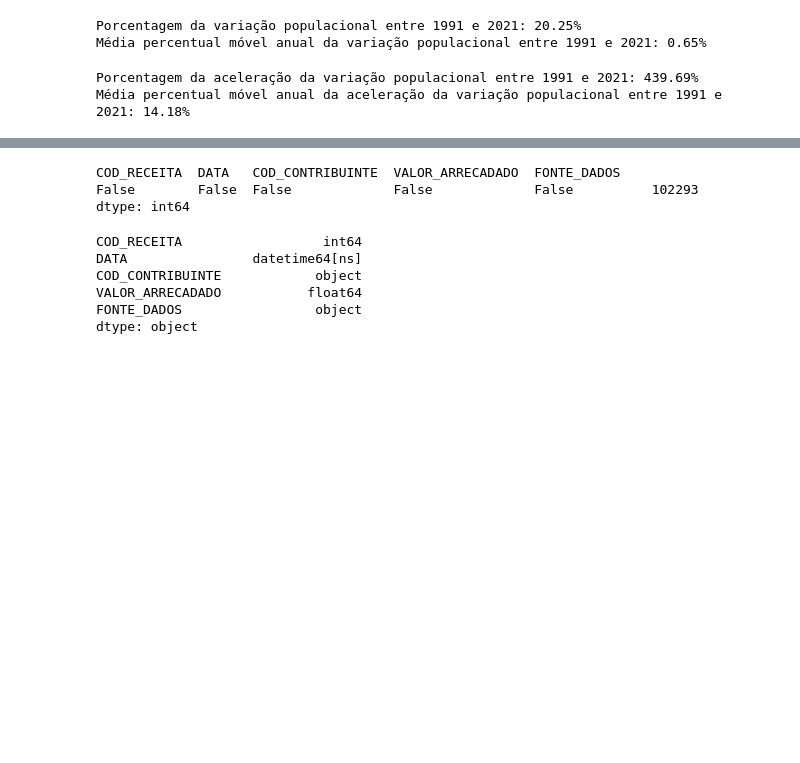
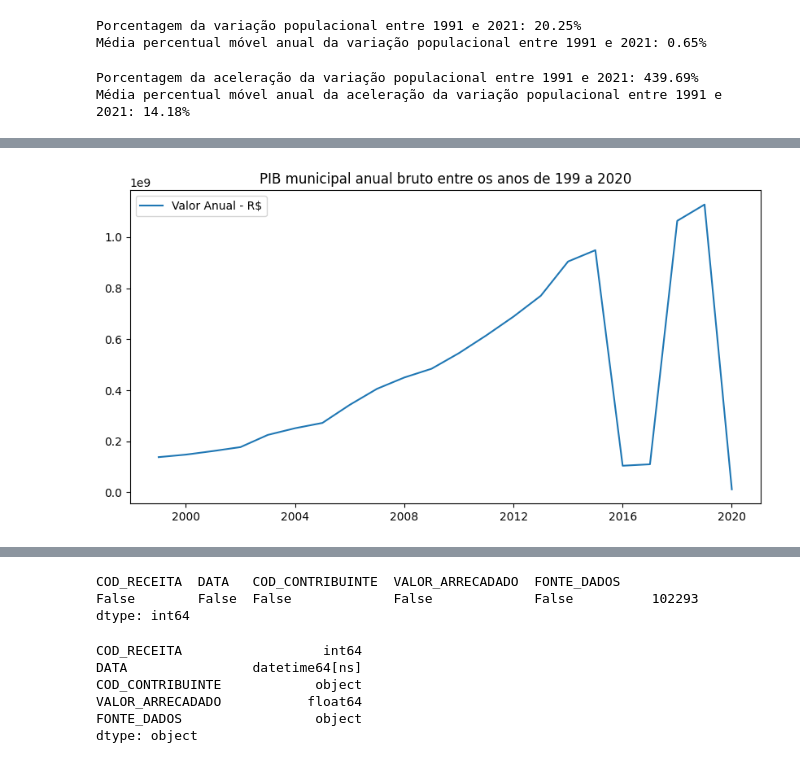
Before and after one commit to AllysonAbreu/dw_contas_publicas_2022, a Jupyter notebook: dea_receitas_dados_novos.ipynb, the cells around one changed output, grey strips where cells are left out. Cells and saved outputs as stored; diff of their text form; code cells hidden in the pictures; blank space fills up the shorter version.

```diff
--- a/dea_receitas_dados_novos.ipynb
+++ b/dea_receitas_dados_novos.ipynb
@@ -62,0 +178,5 @@ df_receitas.head(1)
+# %%
+# dados das colunas numéricas inteiras após a conversão
+list_columns_pib = ['pib', 'impostos_liquidos', 'va', 'va_agropecuaria', 'va_industria', 'va_servicos', 'va_adespss']
+df_ibge_pib[list_columns_pib] = df_ibge_pib[list_columns_pib].astype(float).round(2)
+df_ibge_pib.dtypes
@@ -222,0 +376,6 @@ Média percentual móvel anual da aceleração da variação populacional entre
+# %%
+# criando df para analises dos dados
+df_receitas_analise = df_ibge_pib[['ano','pib', 'impostos_liquidos', 'va', 'va_agropecuaria', 'va_industria', 'va_servicos', 'va_adespss']]
+
+df_receitas_analise.set_index('ano', inplace=True)
+df_receitas_analise
@@ -222,0 +403,4 @@ Média percentual móvel anual da aceleração da variação populacional entre
+# %%
+df_pib_analise = df_receitas_analise.copy()
+df_pib_analise.drop(columns=['impostos_liquidos','va','va_agropecuaria','va_industria','va_servicos','va_adespss'], inplace=True)
+df_pib_analise
@@ -222,0 +426,7 @@ Média percentual móvel anual da aceleração da variação populacional entre
+# %%
+# inferindo variação e acelaração anual do pib
+df_pib_analise['variacao_anual'] = df_pib_analise['pib'].diff()
+df_pib_analise['porcentagem_variacao_anual_%'] = ((df_pib_analise['variacao_anual'] / df_pib_analise['pib'].shift(1)) * 100).round(2)
+df_pib_analise['aceleracao_variacao_anual'] = df_pib_analise['variacao_anual'].diff()
+df_pib_analise['porcentagem_aceleracao_variacao_anual_%'] = ((df_pib_analise['aceleracao_variacao_anual'] / df_pib_analise['variacao_anual'].shift(1)) * 100).round(2)
+df_pib_analise
@@ -222,0 +452,17 @@ Média percentual móvel anual da aceleração da variação populacional entre
+# %%
+# Plota o gráfico de linha com as séries temporais
+fig, ax = plt.subplots(figsize=(10, 5))
+ax.plot(df_pib_analise.index, df_pib_analise['pib'], label='Valor Anual - R$')
+
+# Adiciona legenda e título ao gráfico
+ax.legend()
+ax.set_title('PIB municipal anual bruto entre os anos de 199 a 2020')
+ax.xaxis.label.set_visible(False)  # esconde a legenda do eixo X
+
+# Configura o eixo x para não mostrar nenhum rótulo
+# plt.gca().set_xticklabels([])
+
+# Exibe o gráfico
+plt.show()
+# %% [output]
+[figure, added]
```
Also changed, not shown: parts of 39 cells of this notebook.
